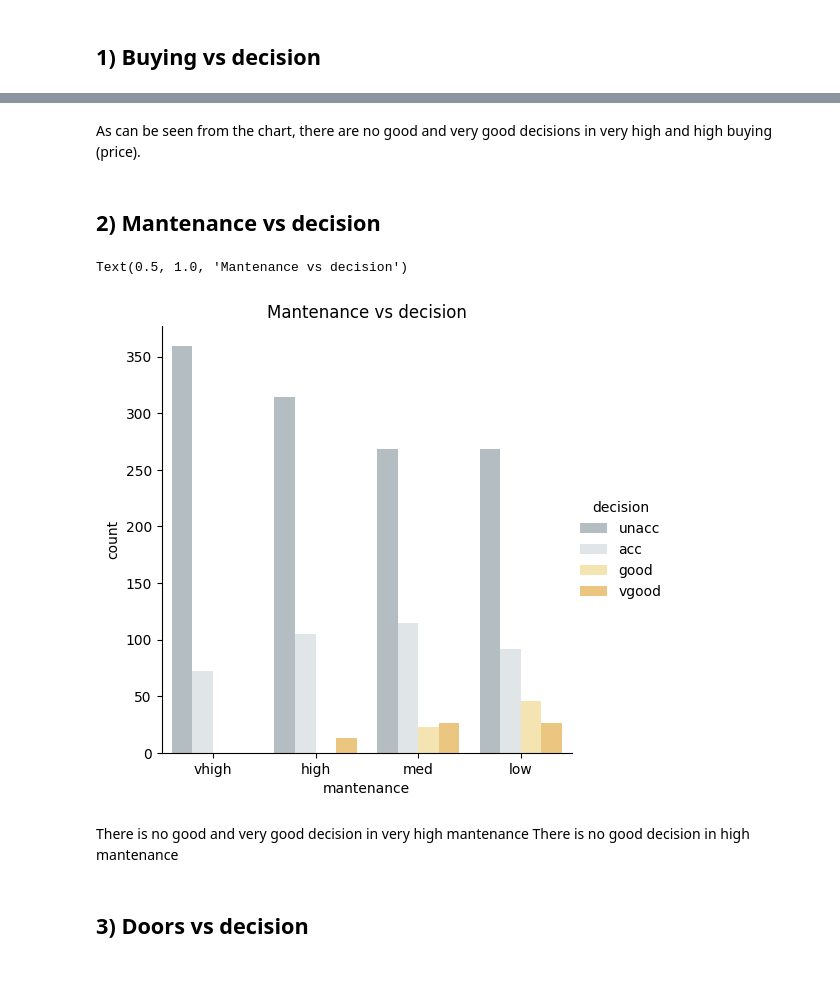
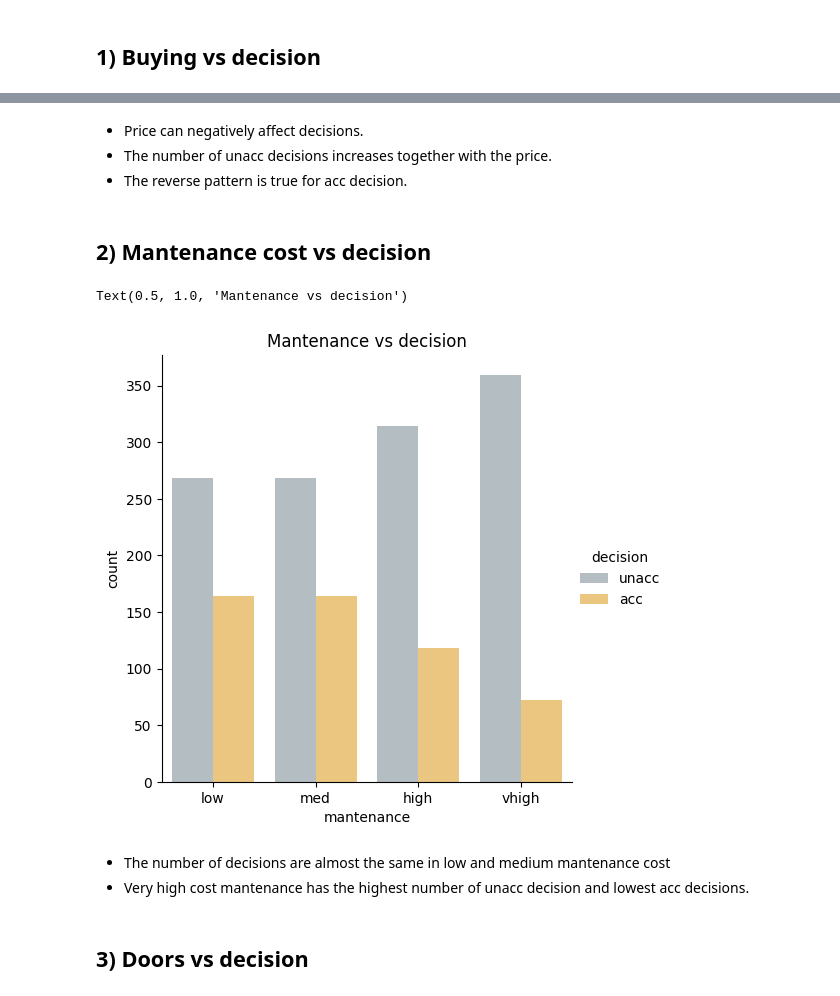
Before and after one commit to tuongvi2102/KNN_from_scratch, a Jupyter notebook: car_evaluation.ipynb, the cells around one changed output, grey strips where cells are left out. Drawn from its saved outputs; the diff is of its cells as text; code cells hidden in the pictures.

```diff
--- a/car_evaluation.ipynb
+++ b/car_evaluation.ipynb
@@ -48,0 +20,9 @@ df.columns = column_names
+# %%
+# Import data
+df = pd.read_csv('car_evaluation.csv')
+# Convert the column names into first row
+df = pd.DataFrame(np.vstack([df.columns, df]))
+# Name columns
+column_names = ['buying','mantenance', 'doors', 'persons', 'lug_boot', 'safety', 'decision']
+df.columns = column_names
+df.info()
@@ -167,9 +97,0 @@ good: 3
-# %%
-preprocessing = Preprocessing(df)
-df['buying'] = preprocessing.transform_ordinal_data('buying')
-df['mantenance'] = preprocessing.transform_ordinal_data('mantenance')
-df['doors'] = preprocessing.transform_nominal_data('doors')
-df['persons'] = preprocessing.transform_nominal_data('persons')
-df['lug_boot'] = preprocessing.transform_ordinal_data('lug_boot')
-df['safety'] = preprocessing.transform_ordinal_data('safety')
-df['decision'] = preprocessing.transform_ordinal_data('decision')
@@ -203,0 +103,3 @@ df.head(10)
+# %%
+df['decision'] = df['decision'].replace('good', 'acc')
+df['decision'] = df['decision'].replace('vgood', 'acc')
@@ -214,15 +133,17 @@ Text(0.5, 1.0, 'Buying vs decision')
-# %% [markdown]
-As can be seen from the chart, there are no good and very good decisions in very high and high buying (price).
+# %% [markdown]
+* Price can negatively affect decisions.
+* The number of unacc decisions increases together with the price.
+* The reverse pattern is true for acc decision.
 # %% [markdown]
-## 2) Mantenance vs decision
+## 2) Mantenance cost vs decision
 # %%
-sns.catplot(df1, x='mantenance', hue='decision', hue_order=['unacc','acc', 'good', 'vgood'], kind='count', palette=['#b2bec3','#dfe6e9','#ffeaa7','#fdcb6e'])
+sns.catplot(df, x='mantenance', hue='decision', order = ['low','med','high','vhigh'], hue_order=['unacc','acc'], kind='count', palette=['#b2bec3','#fdcb6e'])
 plt.title("Mantenance vs decision")
 # %% [output]
 Text(0.5, 1.0, 'Mantenance vs decision')
-[figure, old version]
+[figure, new version]
-# %% [markdown]
-There is no good and very good decision in very high mantenance
-There is no good decision in high mantenance
+# %% [markdown]
+* The number of decisions are almost the same in low and medium mantenance cost
+* Very high cost mantenance has the highest number of unacc decision and lowest acc decisions.
 # %% [markdown]
 ## 3) Doors vs decision
```
Also changed, not shown: parts of 56 cells of this notebook.
